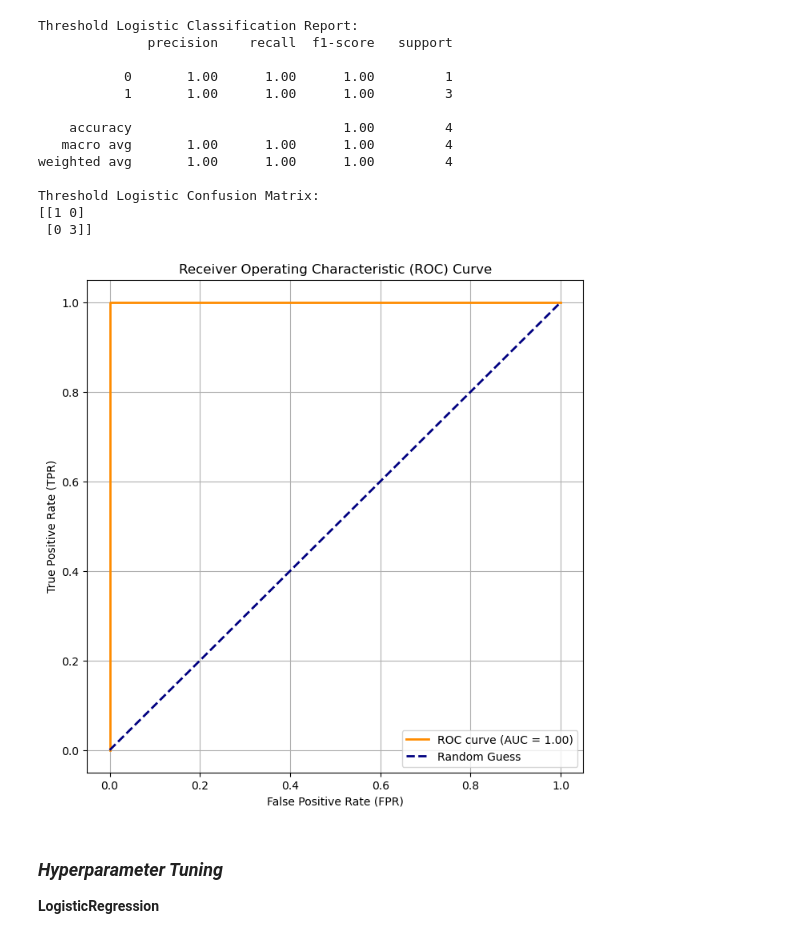
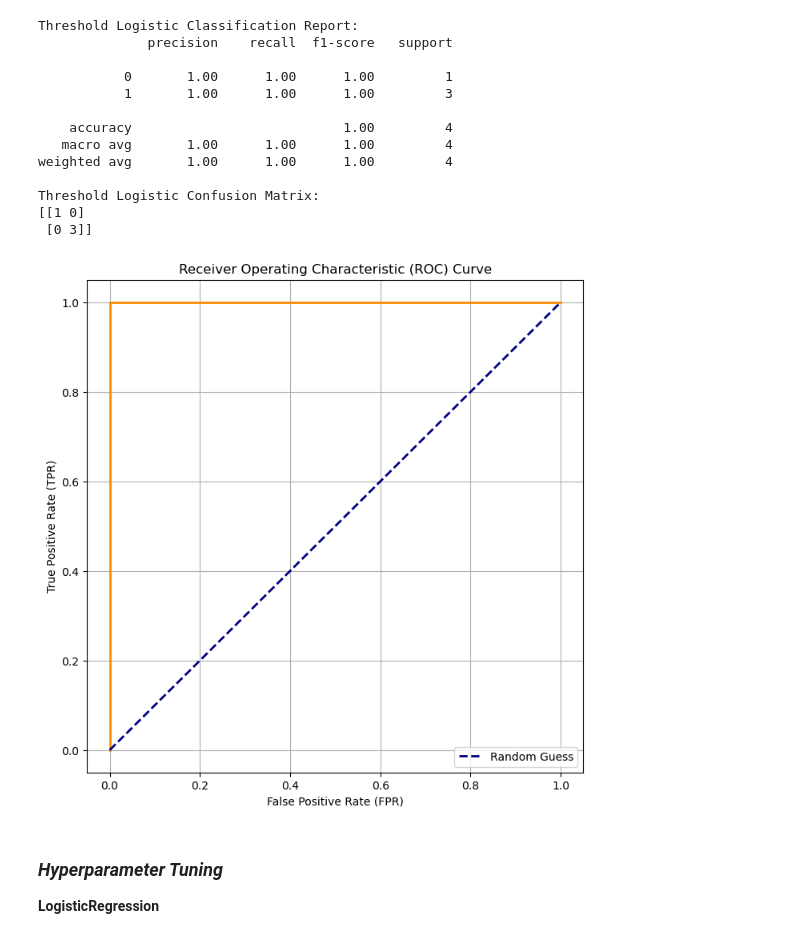
Before and after one commit to Code-str8/sepsis-prediction-api, a Jupyter notebook: sepsis.ipynb, the cells around one changed output. Saved outputs shown, nothing was run; the diff lists cells and outputs as text; code cells hidden in the pictures.

```diff
--- a/sepsis.ipynb
+++ b/sepsis.ipynb
@@ -856,19 +854,19 @@ Threshold Logistic Confusion Matrix:
 # %%
 # Plot ROC curve
 plt.figure(figsize=(8, 8))
-plt.plot(fpr, tpr, color='darkorange', lw=2, label=f'ROC curve (AUC = {roc_auc:.2f})')
+plt.plot(fpr, tpr, color='darkorange', lw=2)
 plt.plot([0, 1], [0, 1], color='navy', lw=2, linestyle='--', label='Random Guess')
 
 
 #  labels and title
 plt.xlabel('False Positive Rate (FPR)')
 plt.ylabel('True Positive Rate (TPR)')
 plt.title('Receiver Operating Characteristic (ROC) Curve')
 plt.legend(loc='lower right')
 plt.grid(True)
 plt.show()
 # %% [output]
-[figure, old version]
+[figure, new version]
 # %% [markdown]
 ### *Hyperparameter Tuning*
 
```
Also changed, not shown: parts of 10 cells of this notebook, 3 other files.
